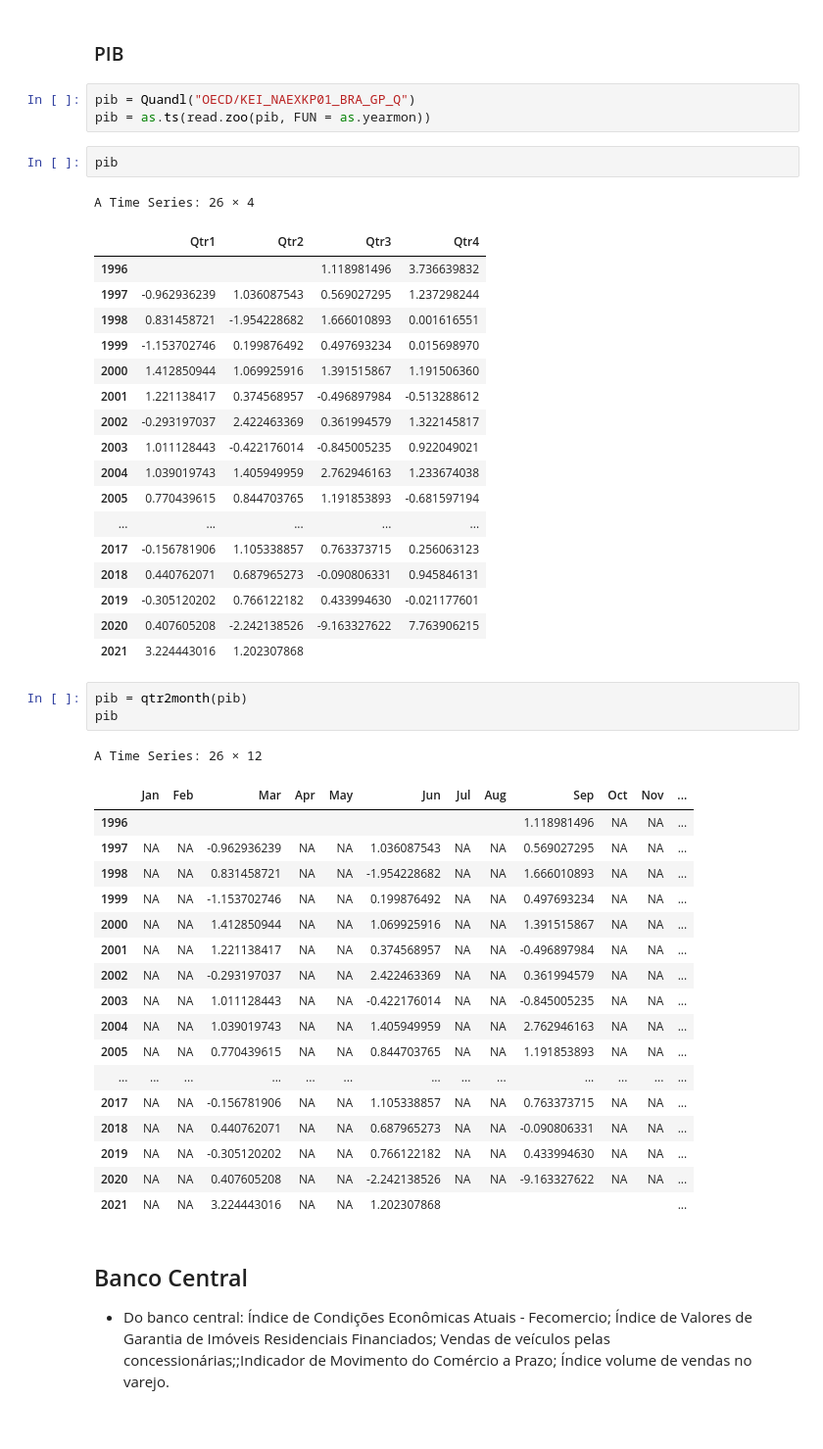
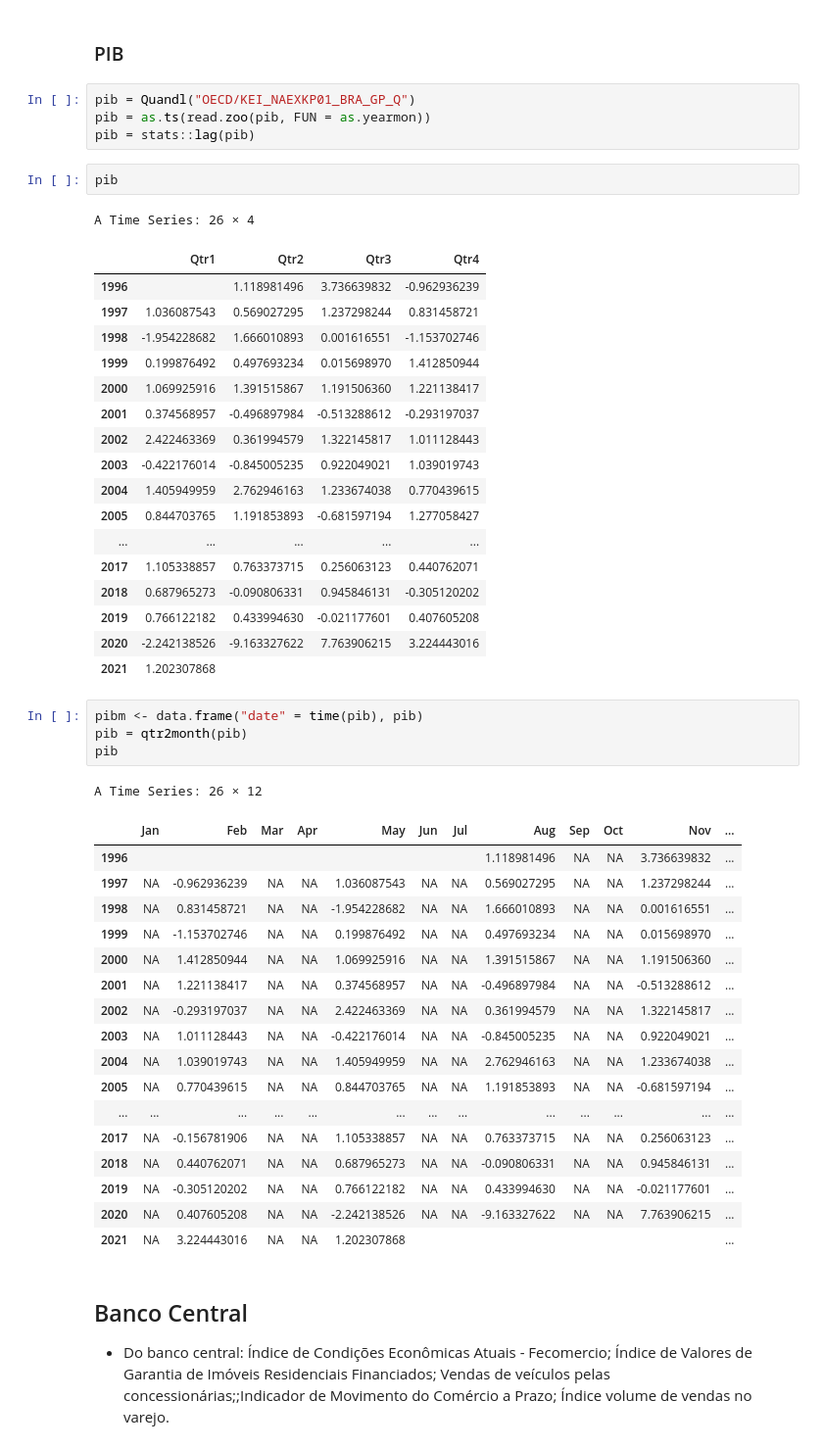
Before and after one commit to emariot/analise_dados, a Jupyter notebook: previsao_pib_nowcasting_R.ipynb, the cells around one changed output. Shown at 98% size. Saved outputs shown, nothing was run; the diff lists cells and outputs as text.

```diff
--- a/previsao_pib_nowcasting_R.ipynb
+++ b/previsao_pib_nowcasting_R.ipynb
@@ -404,49 +404,51 @@ A Time Series: 21 × 12
 # %%
 pib = Quandl("OECD/KEI_NAEXKP01_BRA_GP_Q")
 pib = as.ts(read.zoo(pib, FUN = as.yearmon))
+pib = stats::lag(pib)
 # %%
 pib
 # %% [output]
 A Time Series: 26 × 4
 |  | Qtr1 | Qtr2 | Qtr3 | Qtr4 |
-| 1996 |  |  | 1.118981496 | 3.736639832 |
-| 1997 | -0.962936239 | 1.036087543 | 0.569027295 | 1.237298244 |
-| 1998 | 0.831458721 | -1.954228682 | 1.666010893 | 0.001616551 |
-| 1999 | -1.153702746 | 0.199876492 | 0.497693234 | 0.015698970 |
-| 2000 | 1.412850944 | 1.069925916 | 1.391515867 | 1.191506360 |
-| 2001 | 1.221138417 | 0.374568957 | -0.496897984 | -0.513288612 |
-| 2002 | -0.293197037 | 2.422463369 | 0.361994579 | 1.322145817 |
-| 2003 | 1.011128443 | -0.422176014 | -0.845005235 | 0.922049021 |
-| 2004 | 1.039019743 | 1.405949959 | 2.762946163 | 1.233674038 |
-| 2005 | 0.770439615 | 0.844703765 | 1.191853893 | -0.681597194 |
+| 1996 |  | 1.118981496 | 3.736639832 | -0.962936239 |
+| 1997 | 1.036087543 | 0.569027295 | 1.237298244 | 0.831458721 |
+| 1998 | -1.954228682 | 1.666010893 | 0.001616551 | -1.153702746 |
+| 1999 | 0.199876492 | 0.497693234 | 0.015698970 | 1.412850944 |
+| 2000 | 1.069925916 | 1.391515867 | 1.191506360 | 1.221138417 |
+| 2001 | 0.374568957 | -0.496897984 | -0.513288612 | -0.293197037 |
+| 2002 | 2.422463369 | 0.361994579 | 1.322145817 | 1.011128443 |
+| 2003 | -0.422176014 | -0.845005235 | 0.922049021 | 1.039019743 |
+| 2004 | 1.405949959 | 2.762946163 | 1.233674038 | 0.770439615 |
+| 2005 | 0.844703765 | 1.191853893 | -0.681597194 | 1.277058427 |
 | ... | ... | ... | ... | ... |
-| 2017 | -0.156781906 | 1.105338857 | 0.763373715 | 0.256063123 |
-| 2018 | 0.440762071 | 0.687965273 | -0.090806331 | 0.945846131 |
-| 2019 | -0.305120202 | 0.766122182 | 0.433994630 | -0.021177601 |
-| 2020 | 0.407605208 | -2.242138526 | -9.163327622 | 7.763906215 |
-| 2021 | 3.224443016 | 1.202307868 |  |  |
+| 2017 | 1.105338857 | 0.763373715 | 0.256063123 | 0.440762071 |
+| 2018 | 0.687965273 | -0.090806331 | 0.945846131 | -0.305120202 |
+| 2019 | 0.766122182 | 0.433994630 | -0.021177601 | 0.407605208 |
+| 2020 | -2.242138526 | -9.163327622 | 7.763906215 | 3.224443016 |
+| 2021 | 1.202307868 |  |  |  |
 # %%
+pibm <- data.frame("date" = time(pib), pib)
 pib = qtr2month(pib)
 pib
 # %% [output]
 A Time Series: 26 × 12
 |  | Jan | Feb | Mar | Apr | May | Jun | Jul | Aug | Sep | Oct | Nov | ... |
-| 1996 |  |  |  |  |  |  |  |  | 1.118981496 | NA | NA | ... |
-| 1997 | NA | NA | -0.962936239 | NA | NA | 1.036087543 | NA | NA | 0.569027295 | NA | NA | ... |
-| 1998 | NA | NA | 0.831458721 | NA | NA | -1.954228682 | NA | NA | 1.666010893 | NA | NA | ... |
-| 1999 | NA | NA | -1.153702746 | NA | NA | 0.199876492 | NA | NA | 0.497693234 | NA | NA | ... |
-| 2000 | NA | NA | 1.412850944 | NA | NA | 1.069925916 | NA | NA | 1.391515867 | NA | NA | ... |
-| 2001 | NA | NA | 1.221138417 | NA | NA | 0.374568957 | NA | NA | -0.496897984 | NA | NA | ... |
-| 2002 | NA | NA | -0.293197037 | NA | NA | 2.422463369 | NA | NA | 0.361994579 | NA | NA | ... |
-| 2003 | NA | NA | 1.011128443 | NA | NA | -0.422176014 | NA | NA | -0.845005235 | NA | NA | ... |
-| 2004 | NA | NA | 1.039019743 | NA | NA | 1.405949959 | NA | NA | 2.762946163 | NA | NA | ... |
-| 2005 | NA | NA | 0.770439615 | NA | NA | 0.844703765 | NA | NA | 1.191853893 | NA | NA | ... |
+| 1996 |  |  |  |  |  |  |  | 1.118981496 | NA | NA | 3.736639832 | ... |
+| 1997 | NA | -0.962936239 | NA | NA | 1.036087543 | NA | NA | 0.569027295 | NA | NA | 1.237298244 | ... |
+| 1998 | NA | 0.831458721 | NA | NA | -1.954228682 | NA | NA | 1.666010893 | NA | NA | 0.001616551 | ... |
+| 1999 | NA | -1.153702746 | NA | NA | 0.199876492 | NA | NA | 0.497693234 | NA | NA | 0.015698970 | ... |
+| 2000 | NA | 1.412850944 | NA | NA | 1.069925916 | NA | NA | 1.391515867 | NA | NA | 1.191506360 | ... |
+| 2001 | NA | 1.221138417 | NA | NA | 0.374568957 | NA | NA | -0.496897984 | NA | NA | -0.513288612 | ... |
+| 2002 | NA | -0.293197037 | NA | NA | 2.422463369 | NA | NA | 0.361994579 | NA | NA | 1.322145817 | ... |
+| 2003 | NA | 1.011128443 | NA | NA | -0.422176014 | NA | NA | -0.845005235 | NA | NA | 0.922049021 | ... |
+| 2004 | NA | 1.039019743 | NA | NA | 1.405949959 | NA | NA | 2.762946163 | NA | NA | 1.233674038 | ... |
+| 2005 | NA | 0.770439615 | NA | NA | 0.844703765 | NA | NA | 1.191853893 | NA | NA | -0.681597194 | ... |
 | ... | ... | ... | ... | ... | ... | ... | ... | ... | ... | ... | ... | ... |
-| 2017 | NA | NA | -0.156781906 | NA | NA | 1.105338857 | NA | NA | 0.763373715 | NA | NA | ... |
-| 2018 | NA | NA | 0.440762071 | NA | NA | 0.687965273 | NA | NA | -0.090806331 | NA | NA | ... |
-| 2019 | NA | NA | -0.305120202 | NA | NA | 0.766122182 | NA | NA | 0.433994630 | NA | NA | ... |
-| 2020 | NA | NA | 0.407605208 | NA | NA | -2.242138526 | NA | NA | -9.163327622 | NA | NA | ... |
-| 2021 | NA | NA | 3.224443016 | NA | NA | 1.202307868 |  |  |  |  |  | ... |
+| 2017 | NA | -0.156781906 | NA | NA | 1.105338857 | NA | NA | 0.763373715 | NA | NA | 0.256063123 | ... |
+| 2018 | NA | 0.440762071 | NA | NA | 0.687965273 | NA | NA | -0.090806331 | NA | NA | 0.945846131 | ... |
+| 2019 | NA | -0.305120202 | NA | NA | 0.766122182 | NA | NA | 0.433994630 | NA | NA | -0.021177601 | ... |
+| 2020 | NA | 0.407605208 | NA | NA | -2.242138526 | NA | NA | -9.163327622 | NA | NA | 7.763906215 | ... |
+| 2021 | NA | 3.224443016 | NA | NA | 1.202307868 |  |  |  |  |  |  | ... |
 # %% [markdown]
 ## Banco Central
 * Do banco central:  Índice de Condições Econômicas Atuais - Fecomercio; Índice de Valores de Garantia de Imóveis Residenciais Financiados; Vendas de veículos pelas concessionárias;;Indicador de Movimento do Comércio a Prazo; Índice volume de vendas no varejo.
```
Also changed, not shown: parts of 17 cells of this notebook.
